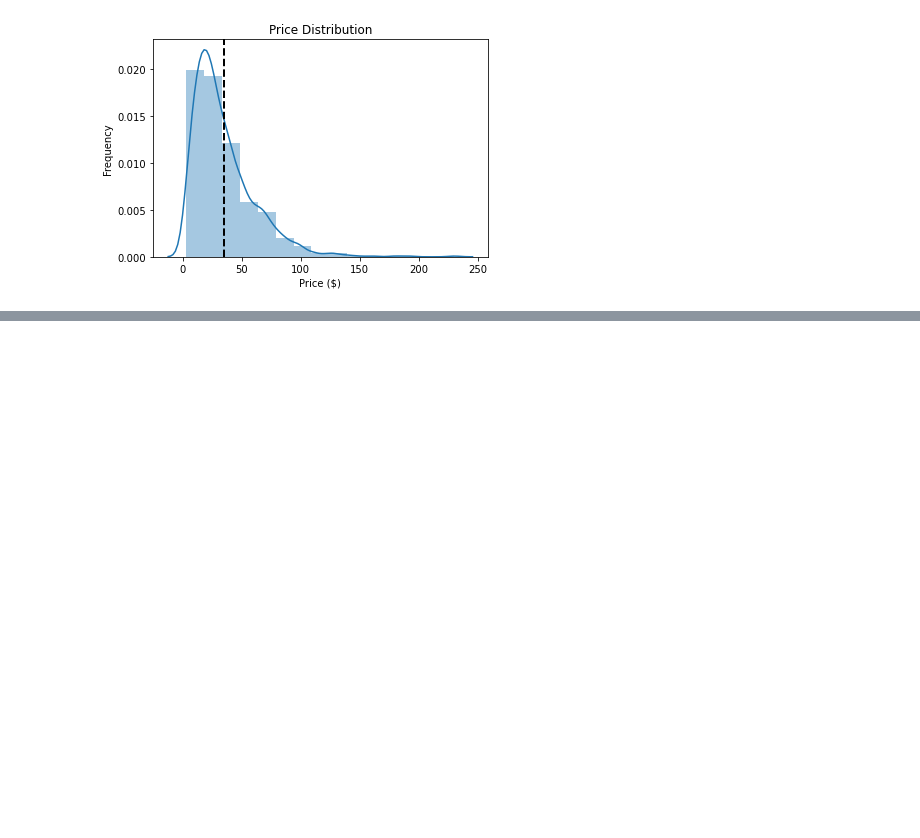
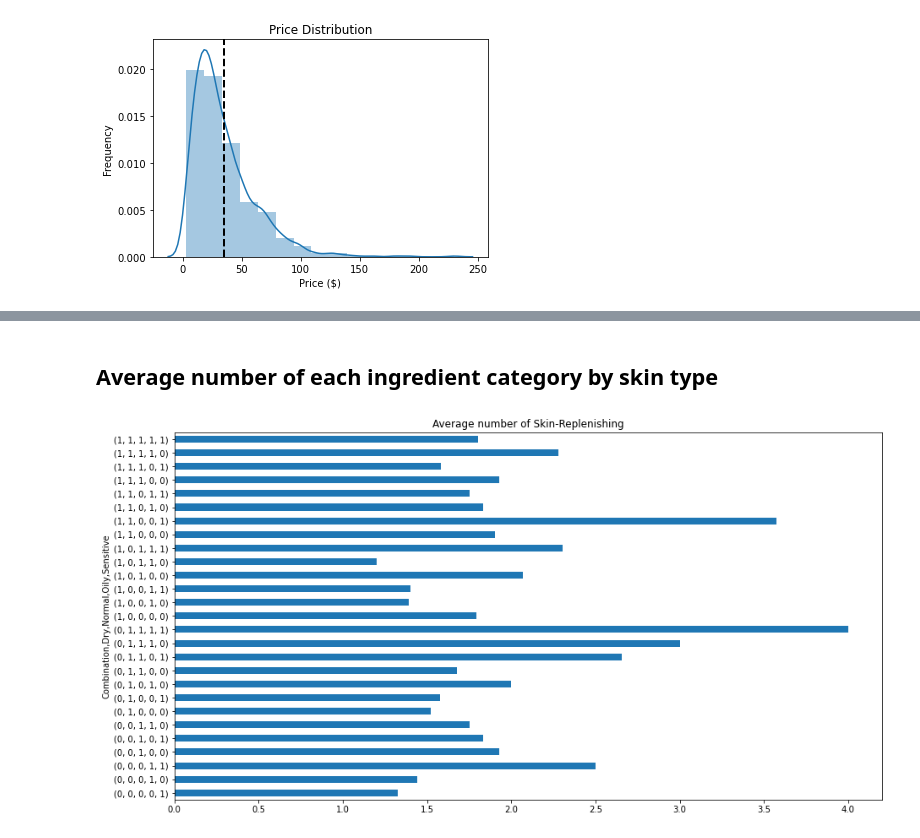
Before and after one commit to ZaneFadul/skincare_classification, a Jupyter notebook: 2.Preprocessing/Step3_Exploratory_Analysis.ipynb, the cells around one changed output, grey strips where cells are left out. Saved outputs shown, nothing was run; the diff lists cells and outputs as text; code cells hidden in the pictures; blank space fills up the shorter version.

```diff
--- a/2.Preprocessing/Step3_Exploratory_Analysis.ipynb
+++ b/2.Preprocessing/Step3_Exploratory_Analysis.ipynb
@@ -23,0 +81,4 @@ plt.savefig('Price_distribution.png')
+# %%
+data['Target'] = (data['Combination'].astype('str') + data['Dry'].astype('str') + data['Normal'].astype('str') + data['Oily'].astype('str') + data["Sensitive"].astype('str'))
+data.Target.value_counts()
+#data.groupby(s_type).value_counts()
@@ -23,0 +105,10 @@ plt.savefig('Price_distribution.png')
+# %% [markdown]
+## Average number of each ingredient category by skin type
+# %%
+category = data.columns[19:28]
+for category in category:
+    plot = data.groupby(s_type)[category].mean().plot.barh(figsize = (15, 8))
+    plt.title("Average number of " + category[7:])
+    plt.savefig(category[7:] + ".png")
+# %% [output]
+[figure, added]
```
Also changed, not shown: parts of 8 cells of this notebook, 11 other files.
